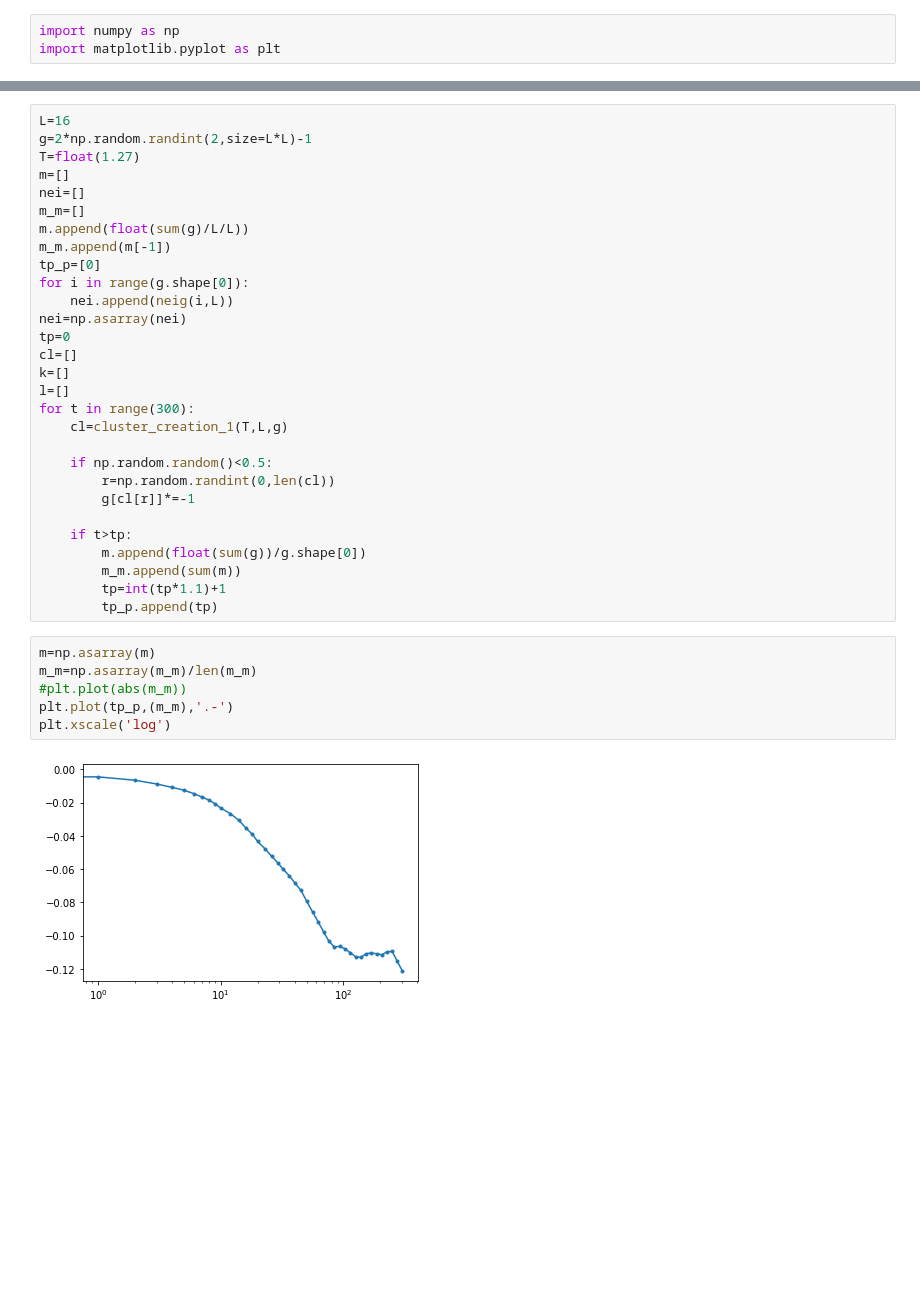
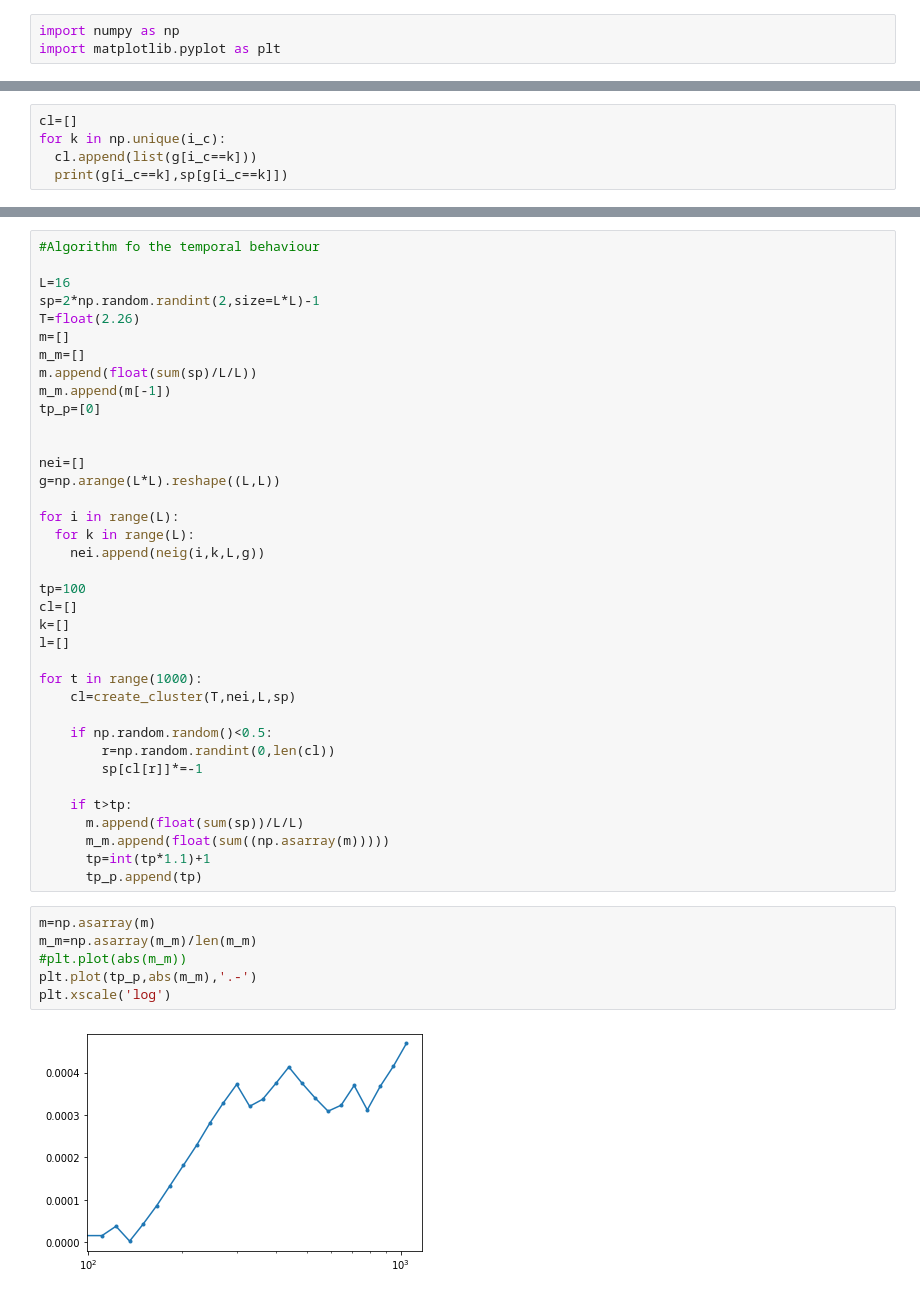
Before and after one commit to CarloGiorgio/Computational_Biolophysics, a Jupyter notebook: Clustering/ising_cluster.ipynb, the cells around one changed output, grey strips where cells are left out. Drawn from its saved outputs; the diff is of its cells as text; blank space fills up the shorter version.

```diff
--- a/Clustering/ising_cluster.ipynb
+++ b/Clustering/ising_cluster.ipynb
@@ -192,0 +88,5 @@ def cluster_creation_1(T,L,g):
+# %%
+cl=[]
+for k in np.unique(i_c):
+  cl.append(list(g[i_c==k]))
+  print(g[i_c==k],sp[g[i_c==k]])
@@ -193,38 +129,46 @@ def cluster_creation_1(T,L,g):
 # %%
+#Algorithm fo the temporal behaviour
+
 L=16
-g=2*np.random.randint(2,size=L*L)-1
-T=float(1.27)
+sp=2*np.random.randint(2,size=L*L)-1
+T=float(2.26)
 m=[]
-nei=[]
 m_m=[]
-m.append(float(sum(g)/L/L))
+m.append(float(sum(sp)/L/L))
 m_m.append(m[-1])
 tp_p=[0]
-for i in range(g.shape[0]):
-    nei.append(neig(i,L))
-nei=np.asarray(nei)
-tp=0
+
+
+nei=[]
+g=np.arange(L*L).reshape((L,L))
+
+for i in range(L):
+  for k in range(L):
+    nei.append(neig(i,k,L,g))
+
+tp=100
 cl=[]
 k=[]
 l=[]
-for t in range(300):
-    cl=cluster_creation_1(T,L,g)
+
+for t in range(1000):
+    cl=create_cluster(T,nei,L,sp)
 
     if np.random.random()<0.5:
         r=np.random.randint(0,len(cl))
-        g[cl[r]]*=-1
+        sp[cl[r]]*=-1
 
     if t>tp:
-        m.append(float(sum(g))/g.shape[0])
-        m_m.append(sum(m))
-        tp=int(tp*1.1)+1
-        tp_p.append(tp)
+      m.append(float(sum(sp))/L/L)
+      m_m.append(float(sum((np.asarray(m)))))
+      tp=int(tp*1.1)+1
+      tp_p.append(tp)
 # %%
 m=np.asarray(m)
 m_m=np.asarray(m_m)/len(m_m)
 #plt.plot(abs(m_m))
-plt.plot(tp_p,(m_m),'.-')
+plt.plot(tp_p,abs(m_m),'.-')
 plt.xscale('log')
 # %% [output]
-[figure, old version]
+[figure, new version]
 # %%
```
Also changed, not shown: parts of 20 cells of this notebook.
